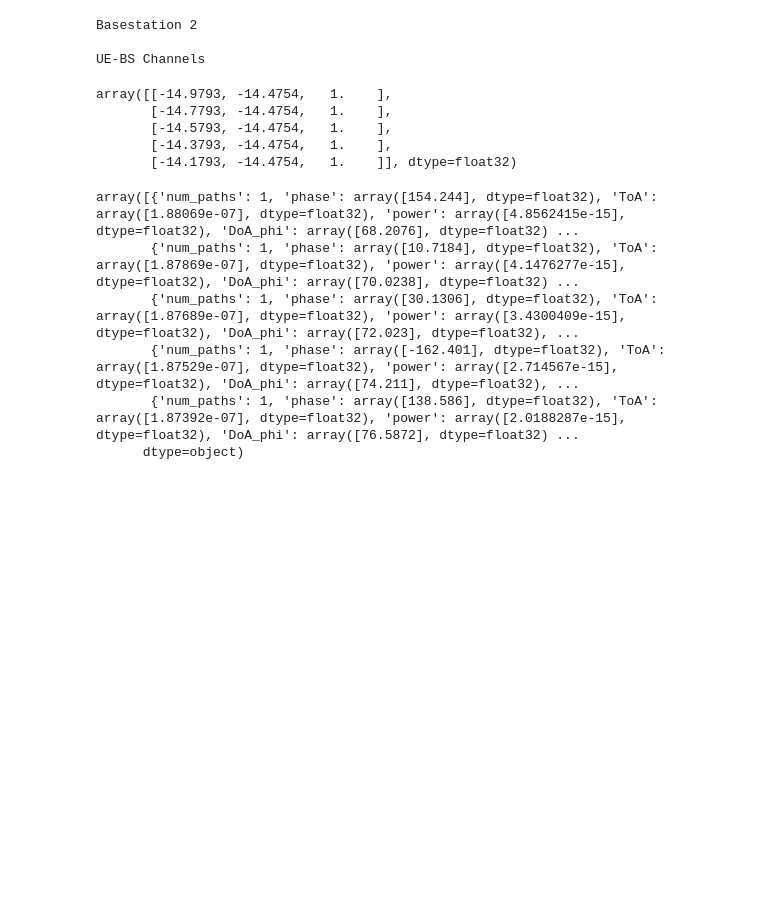
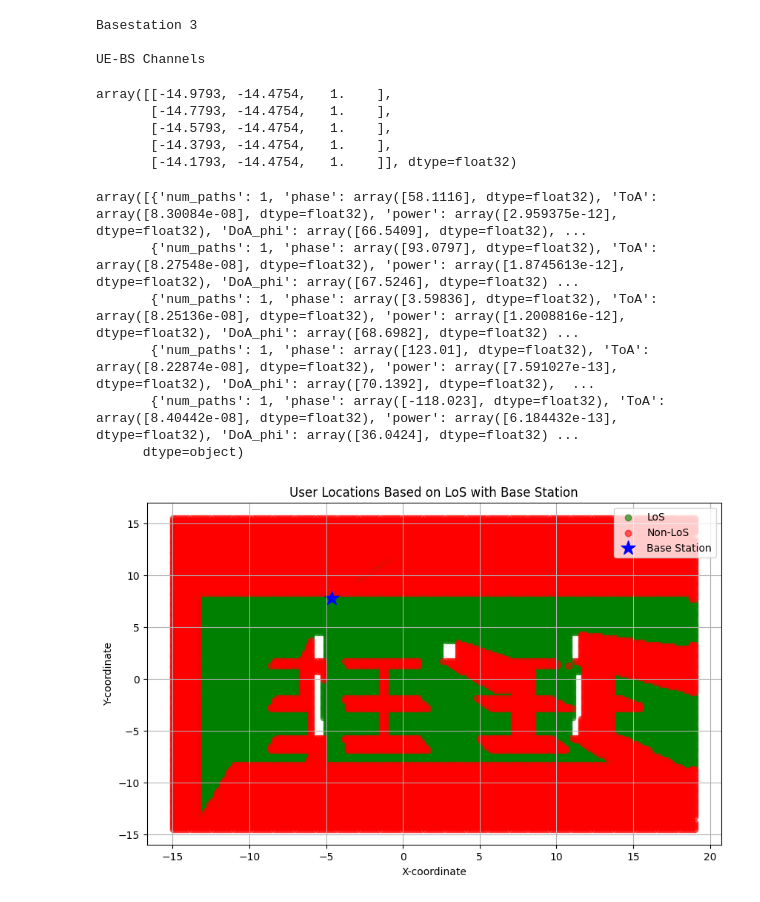
Before and after one commit to abdullah-alahmadi/EE499, a Jupyter notebook: doc2.ipynb, the cells around one changed output. Saved outputs shown, nothing was run; the diff lists cells and outputs as text; code cells hidden in the pictures; blank space fills up the shorter version.

```diff
--- a/doc2.ipynb
+++ b/doc2.ipynb
@@ -22,7 +22,7 @@ parameters['dataset_folder'] = r'scenarios'
 parameters['num_paths'] = 1
 
 # To activate the basestations 1, 2, and 3, set
-parameters['active_BS'] = np.array([2])
+parameters['active_BS'] = np.array([3])
 
 # To activate the user rows, set
 parameters['user_rows'] = np.arange(151)
@@ -33,7 +33,7 @@ parameters['enable_BS2BS'] = False
 # Generate data
 dataset = DeepMIMOv3.generate_data(parameters)
 # %% [output]
-Basestation 2
+Basestation 3
 
 UE-BS Channels
 # %%
@@ -58,12 +58,38 @@ paths_feature = user_data['paths']
 # Display the first few entries of the 'paths' feature to understand its structure
 paths_feature[:5]
 # %% [output]
-array([{'num_paths': 1, 'phase': array([154.244], dtype=float32), 'ToA': array([1.88069e-07], dtype=float32), 'power': array([4.8562415e-15], dtype=float32), 'DoA_phi': array([68.2076], dtype=float32) ...
-       {'num_paths': 1, 'phase': array([10.7184], dtype=float32), 'ToA': array([1.87869e-07], dtype=float32), 'power': array([4.1476277e-15], dtype=float32), 'DoA_phi': array([70.0238], dtype=float32) ...
-       {'num_paths': 1, 'phase': array([30.1306], dtype=float32), 'ToA': array([1.87689e-07], dtype=float32), 'power': array([3.4300409e-15], dtype=float32), 'DoA_phi': array([72.023], dtype=float32), ...
-       {'num_paths': 1, 'phase': array([-162.401], dtype=float32), 'ToA': array([1.87529e-07], dtype=float32), 'power': array([2.714567e-15], dtype=float32), 'DoA_phi': array([74.211], dtype=float32), ...
-       {'num_paths': 1, 'phase': array([138.586], dtype=float32), 'ToA': array([1.87392e-07], dtype=float32), 'power': array([2.0188287e-15], dtype=float32), 'DoA_phi': array([76.5872], dtype=float32) ...
+array([{'num_paths': 1, 'phase': array([58.1116], dtype=float32), 'ToA': array([8.30084e-08], dtype=float32), 'power': array([2.959375e-12], dtype=float32), 'DoA_phi': array([66.5409], dtype=float32), ...
+       {'num_paths': 1, 'phase': array([93.0797], dtype=float32), 'ToA': array([8.27548e-08], dtype=float32), 'power': array([1.8745613e-12], dtype=float32), 'DoA_phi': array([67.5246], dtype=float32) ...
+       {'num_paths': 1, 'phase': array([3.59836], dtype=float32), 'ToA': array([8.25136e-08], dtype=float32), 'power': array([1.2008816e-12], dtype=float32), 'DoA_phi': array([68.6982], dtype=float32) ...
+       {'num_paths': 1, 'phase': array([123.01], dtype=float32), 'ToA': array([8.22874e-08], dtype=float32), 'power': array([7.591027e-13], dtype=float32), 'DoA_phi': array([70.1392], dtype=float32),  ...
+       {'num_paths': 1, 'phase': array([-118.023], dtype=float32), 'ToA': array([8.40442e-08], dtype=float32), 'power': array([6.184432e-13], dtype=float32), 'DoA_phi': array([36.0424], dtype=float32) ...
       dtype=object)
+# %%
+bs_location = dataset[0]['location']  # Assuming the first base station location
+
+
+# Extract locations and LOS information for plotting
+locations = target_locations  # (x, y, z) user locations
+los_info = user_data['LoS']  # Line-of-Sight (LoS) information
+
+# Split locations into LoS and Non-LoS categories
+los_locations = locations[los_info == 1]  # LoS locations
+nlos_locations = locations[los_info == 0]  # Non-LoS locations
+
+
+# Plotting the locations based on LoS with BS location
+plt.figure(figsize=(10, 6))
+plt.scatter(los_locations[:, 0], los_locations[:, 1], color='green', label='LoS', alpha=0.6)
+plt.scatter(nlos_locations[:, 0], nlos_locations[:, 1], color='red', label='Non-LoS', alpha=0.6)
+plt.scatter(bs_location[0], bs_location[1], color='blue', label='Base Station', s=200, marker='*')
+plt.title("User Locations Based on LoS with Base Station")
+plt.xlabel("X-coordinate")
+plt.ylabel("Y-coordinate")
+plt.legend()
+plt.grid(True)
+plt.show()
+# %% [output]
+[figure, added]
 # %%
 import tensorflow as tf
 from sklearn.model_selection import train_test_split
```
Also changed, not shown: parts of 3 cells of this notebook.
